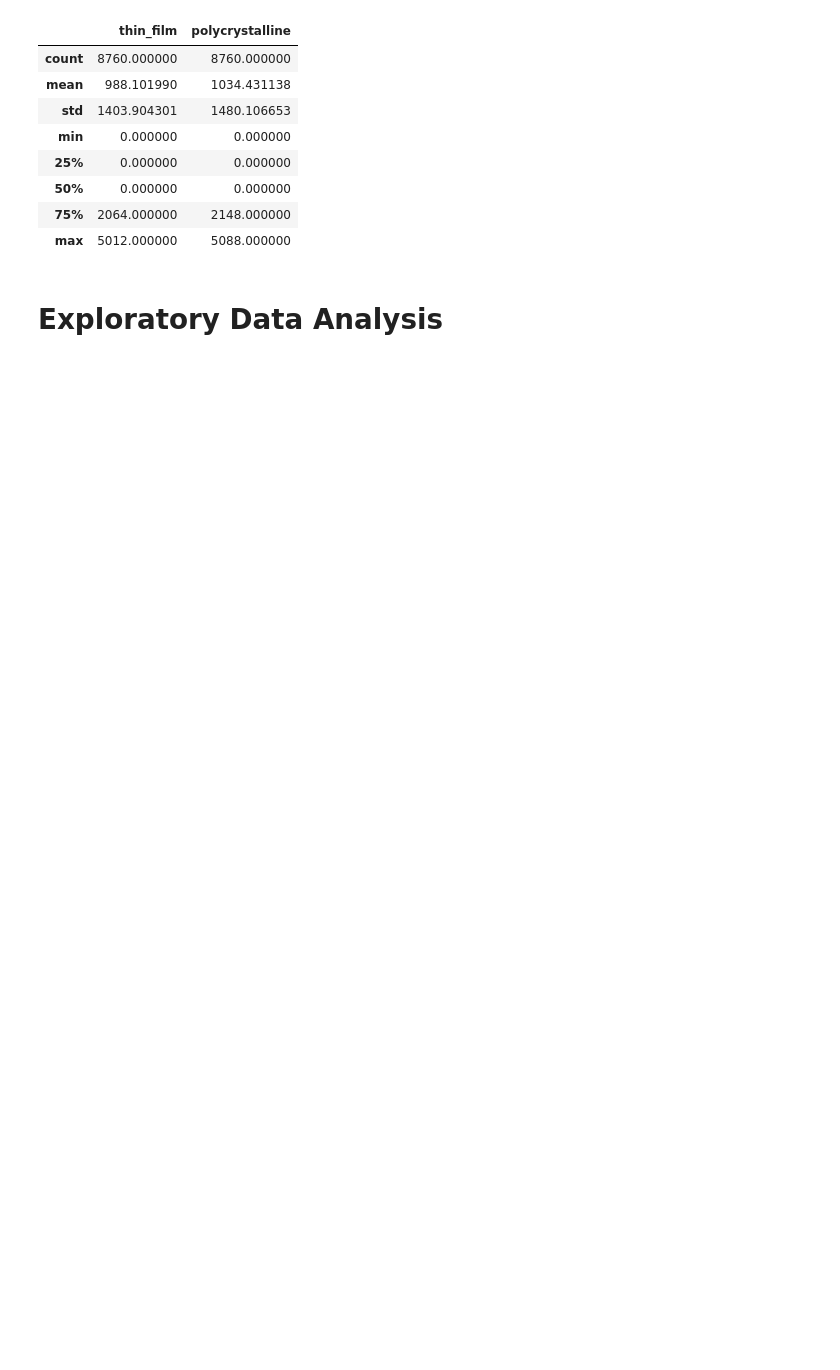
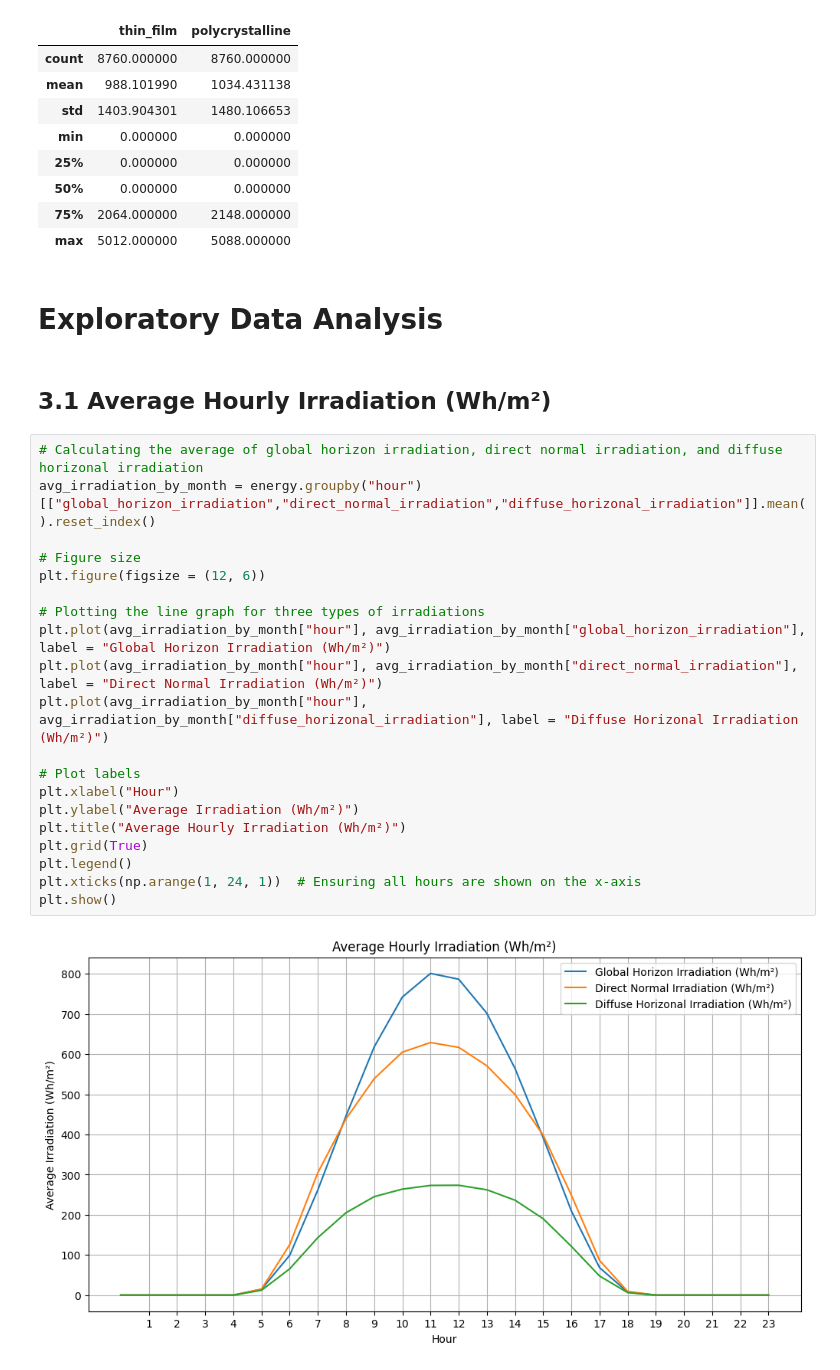
Before and after one commit to alialmulla97/PV-Energy-Output-Regression, a Jupyter notebook: PV_Energy_Predictor.ipynb, the cells around one changed output. Cells and saved outputs as stored; diff of their text form; blank space fills up the shorter version.

```diff
--- a/PV_Energy_Predictor.ipynb
+++ b/PV_Energy_Predictor.ipynb
@@ -292,3 +322,27 @@ energy[["thin_film","polycrystalline"]].describe()
 | max | 5012.000000 | 5088.000000 |
 # %% [markdown]
 # Exploratory Data Analysis
+# %% [markdown]
+## 3.1 Average Hourly Irradiation (Wh/m²)
+# %%
+# Calculating the average of global horizon irradiation, direct normal irradiation, and diffuse horizonal irradiation
+avg_irradiation_by_month = energy.groupby("hour")[["global_horizon_irradiation","direct_normal_irradiation","diffuse_horizonal_irradiation"]].mean().reset_index()
+
+# Figure size
+plt.figure(figsize = (12, 6))
+
+# Plotting the line graph for three types of irradiations
+plt.plot(avg_irradiation_by_month["hour"], avg_irradiation_by_month["global_horizon_irradiation"], label = "Global Horizon Irradiation (Wh/m²)")
+plt.plot(avg_irradiation_by_month["hour"], avg_irradiation_by_month["direct_normal_irradiation"], label = "Direct Normal Irradiation (Wh/m²)")
+plt.plot(avg_irradiation_by_month["hour"], avg_irradiation_by_month["diffuse_horizonal_irradiation"], label = "Diffuse Horizonal Irradiation (Wh/m²)")
+
+# Plot labels
+plt.xlabel("Hour")
+plt.ylabel("Average Irradiation (Wh/m²)")
+plt.title("Average Hourly Irradiation (Wh/m²)")
+plt.grid(True)
+plt.legend()
+plt.xticks(np.arange(1, 24, 1))  # Ensuring all hours are shown on the x-axis
+plt.show()
+# %% [output]
+[figure, added]
```
Also changed, not shown: parts of 26 cells of this notebook.
